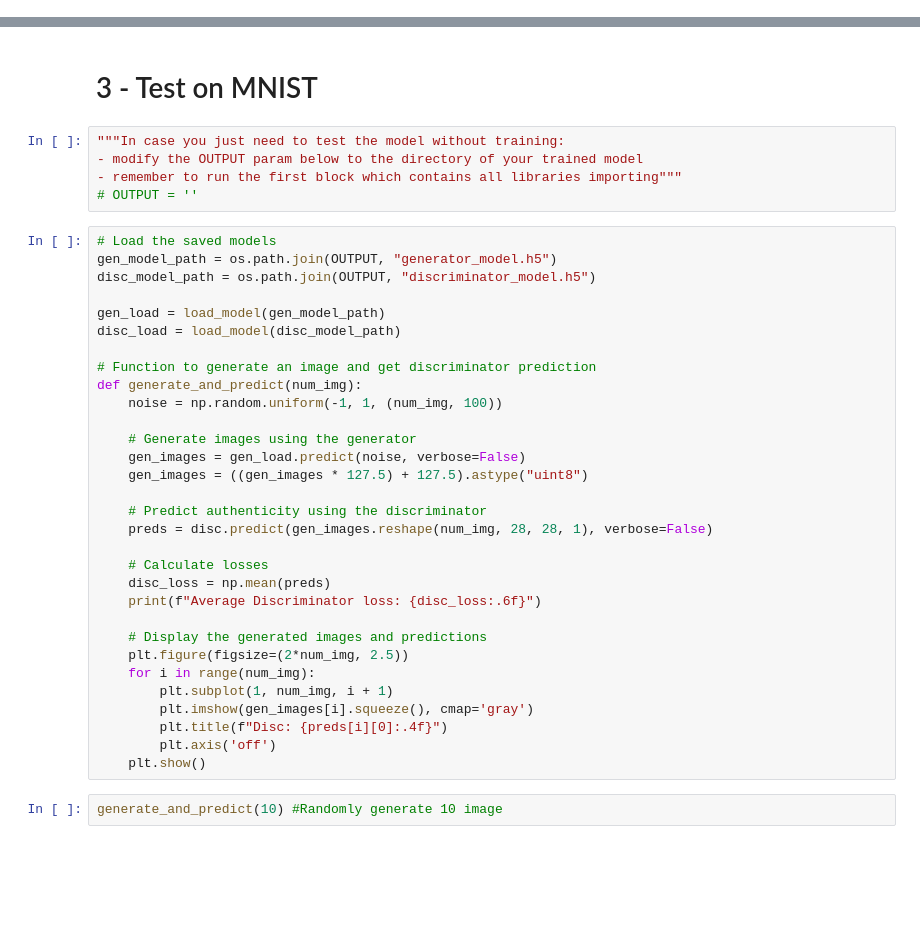
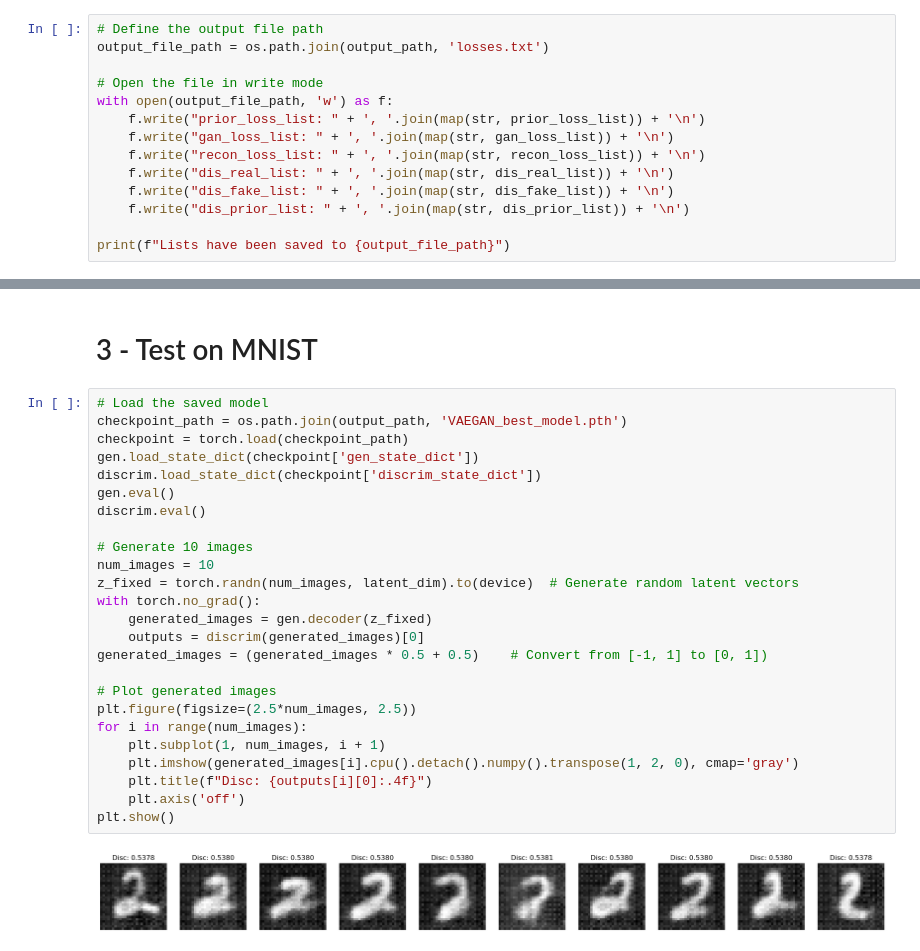
Before and after one commit to nhidang912/GANs, a Jupyter notebook: VAE_GAN.ipynb, the cells around one changed output, grey strips where cells are left out. Saved outputs shown, nothing was run; the diff lists cells and outputs as text; blank space fills up the shorter version.

Commit message:
update VAEGAN and related files

```diff
--- a/VAE_GAN.ipynb
+++ b/VAE_GAN.ipynb
@@ -327,0 +362,14 @@ discrim.save_weights('disc_model_path.h5')
+# %%
+# Define the output file path
+output_file_path = os.path.join(output_path, 'losses.txt')
+
+# Open the file in write mode
+with open(output_file_path, 'w') as f:
+    f.write("prior_loss_list: " + ', '.join(map(str, prior_loss_list)) + '\n')
+    f.write("gan_loss_list: " + ', '.join(map(str, gan_loss_list)) + '\n')
+    f.write("recon_loss_list: " + ', '.join(map(str, recon_loss_list)) + '\n')
+    f.write("dis_real_list: " + ', '.join(map(str, dis_real_list)) + '\n')
+    f.write("dis_fake_list: " + ', '.join(map(str, dis_fake_list)) + '\n')
+    f.write("dis_prior_list: " + ', '.join(map(str, dis_prior_list)) + '\n')
+
+print(f"Lists have been saved to {output_file_path}")
@@ -328,40 +378,29 @@ discrim.save_weights('disc_model_path.h5')
 # %% [markdown]
 # 3 - Test on MNIST
-# %%
-"""In case you just need to test the model without training:
-- modify the OUTPUT param below to the directory of your trained model
-- remember to run the first block which contains all libraries importing"""
-# OUTPUT = ''
-# %%
-# Load the saved models
-gen_model_path = os.path.join(OUTPUT, "generator_model.h5")
-disc_model_path = os.path.join(OUTPUT, "discriminator_model.h5")
-
-gen_load = load_model(gen_model_path)
-disc_load = load_model(disc_model_path)
-
-# Function to generate an image and get discriminator prediction
-def generate_and_predict(num_img):
-    noise = np.random.uniform(-1, 1, (num_img, 100))
-
-    # Generate images using the generator
-    gen_images = gen_load.predict(noise, verbose=False)
-    gen_images = ((gen_images * 127.5) + 127.5).astype("uint8")
-
-    # Predict authenticity using the discriminator
-    preds = disc.predict(gen_images.reshape(num_img, 28, 28, 1), verbose=False)
-
-    # Calculate losses
-    disc_loss = np.mean(preds)
-    print(f"Average Discriminator loss: {disc_loss:.6f}")
-
-    # Display the generated images and predictions
-    plt.figure(figsize=(2*num_img, 2.5))
-    for i in range(num_img):
-        plt.subplot(1, num_img, i + 1)
-        plt.imshow(gen_images[i].squeeze(), cmap='gray')
-        plt.title(f"Disc: {preds[i][0]:.4f}")
-        plt.axis('off')
-    plt.show()
-# %%
-generate_and_predict(10) #Randomly generate 10 image
+# %%
+# Load the saved model
+checkpoint_path = os.path.join(output_path, 'VAEGAN_best_model.pth')
+checkpoint = torch.load(checkpoint_path)
+gen.load_state_dict(checkpoint['gen_state_dict'])
+discrim.load_state_dict(checkpoint['discrim_state_dict'])
+gen.eval()
+discrim.eval()
+
+# Generate 10 images
+num_images = 10
+z_fixed = torch.randn(num_images, latent_dim).to(device)  # Generate random latent vectors
+with torch.no_grad():
+    generated_images = gen.decoder(z_fixed)
+    outputs = discrim(generated_images)[0]
+generated_images = (generated_images * 0.5 + 0.5)    # Convert from [-1, 1] to [0, 1])
+
+# Plot generated images
+plt.figure(figsize=(2.5*num_images, 2.5))
+for i in range(num_images):
+    plt.subplot(1, num_images, i + 1)
+    plt.imshow(generated_images[i].cpu().detach().numpy().transpose(1, 2, 0), cmap='gray')
+    plt.title(f"Disc: {outputs[i][0]:.4f}")
+    plt.axis('off')
+plt.show()
+# %% [output]
+[figure, added]
```
Also changed, not shown: parts of 32 cells of this notebook, 3 other files.
